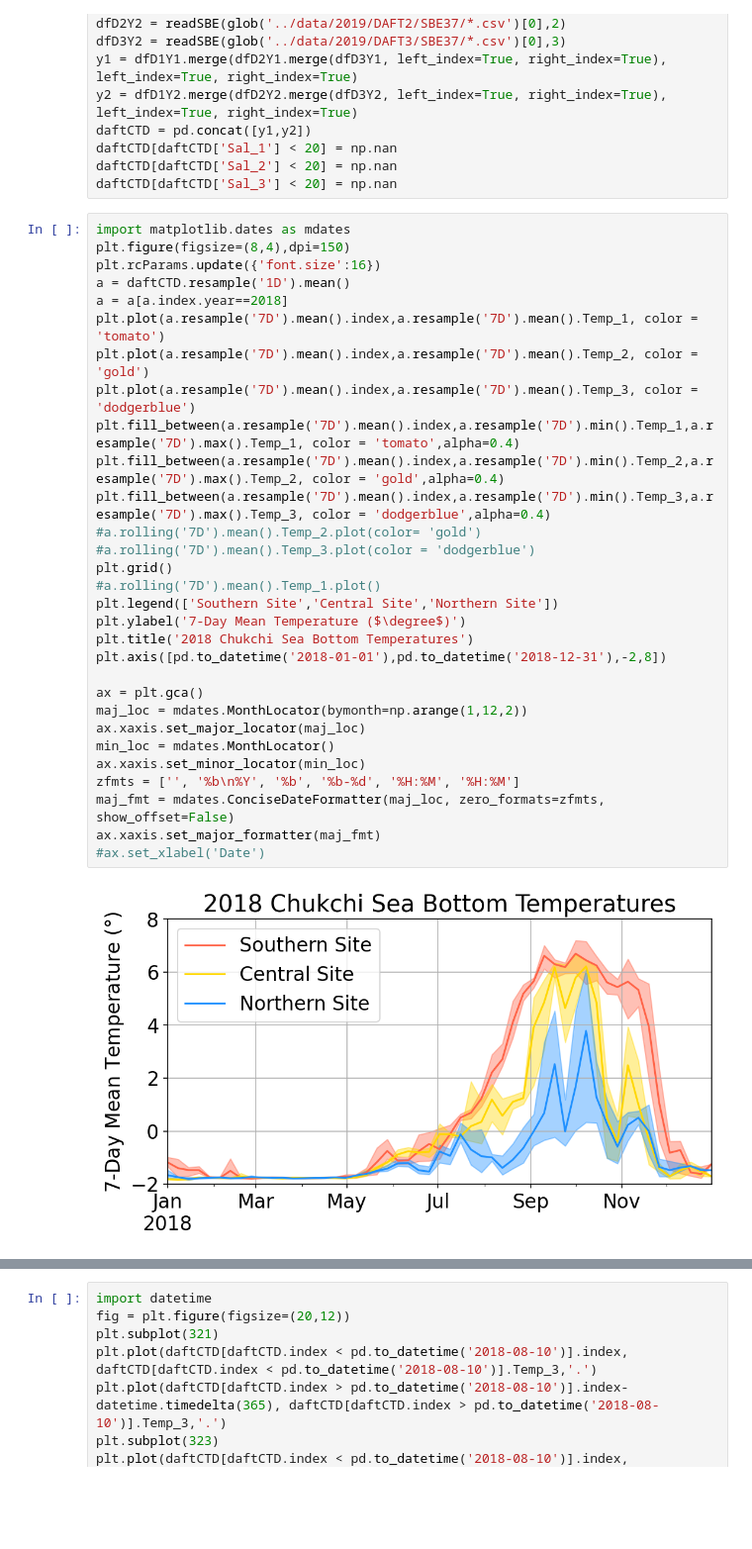
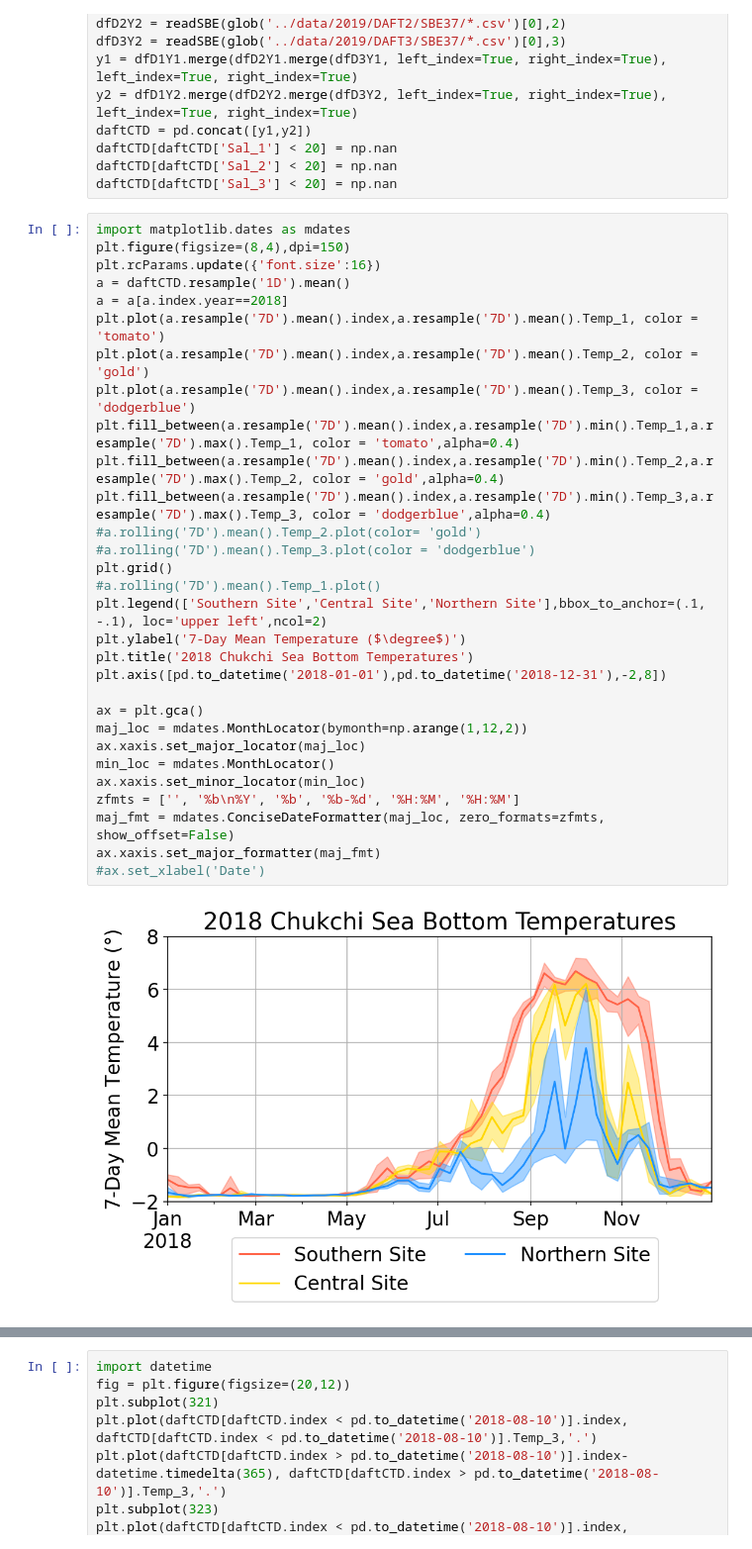
Before and after one commit to leviner/MooredEchosounders, a Jupyter notebook: code/CompassCTD.ipynb, the cells around one changed output, grey strips where cells are left out. Shown at 99% size. Drawn from its saved outputs; the diff is of its cells as text; blank space fills up the shorter version.

```diff
--- a/code/CompassCTD.ipynb
+++ b/code/CompassCTD.ipynb
@@ -186,32 +186,32 @@ daftCTD[daftCTD['Sal_3'] < 20] = np.nan
 # %%
 import matplotlib.dates as mdates
 plt.figure(figsize=(8,4),dpi=150)
 plt.rcParams.update({'font.size':16})
 a = daftCTD.resample('1D').mean()
 a = a[a.index.year==2018]
 plt.plot(a.resample('7D').mean().index,a.resample('7D').mean().Temp_1, color = 'tomato')
 plt.plot(a.resample('7D').mean().index,a.resample('7D').mean().Temp_2, color = 'gold')
 plt.plot(a.resample('7D').mean().index,a.resample('7D').mean().Temp_3, color = 'dodgerblue')
 plt.fill_between(a.resample('7D').mean().index,a.resample('7D').min().Temp_1,a.resample('7D').max().Temp_1, color = 'tomato',alpha=0.4)
 plt.fill_between(a.resample('7D').mean().index,a.resample('7D').min().Temp_2,a.resample('7D').max().Temp_2, color = 'gold',alpha=0.4)
 plt.fill_between(a.resample('7D').mean().index,a.resample('7D').min().Temp_3,a.resample('7D').max().Temp_3, color = 'dodgerblue',alpha=0.4)
 #a.rolling('7D').mean().Temp_2.plot(color= 'gold')
 #a.rolling('7D').mean().Temp_3.plot(color = 'dodgerblue')
 plt.grid()
 #a.rolling('7D').mean().Temp_1.plot()
-plt.legend(['Southern Site','Central Site','Northern Site'])
+plt.legend(['Southern Site','Central Site','Northern Site'],bbox_to_anchor=(.1, -.1), loc='upper left',ncol=2)
 plt.ylabel('7-Day Mean Temperature ($\degree$)')
 plt.title('2018 Chukchi Sea Bottom Temperatures')
 plt.axis([pd.to_datetime('2018-01-01'),pd.to_datetime('2018-12-31'),-2,8])
 
 ax = plt.gca()
 maj_loc = mdates.MonthLocator(bymonth=np.arange(1,12,2))
 ax.xaxis.set_major_locator(maj_loc)
 min_loc = mdates.MonthLocator()
 ax.xaxis.set_minor_locator(min_loc)
 zfmts = ['', '%b\n%Y', '%b', '%b-%d', '%H:%M', '%H:%M']
 maj_fmt = mdates.ConciseDateFormatter(maj_loc, zero_formats=zfmts, show_offset=False)
 ax.xaxis.set_major_formatter(maj_fmt)
 #ax.set_xlabel('Date')
 # %% [output]
-[figure, old version]
+[figure, new version]
```
Also changed, not shown: parts of 1 cell of this notebook.
